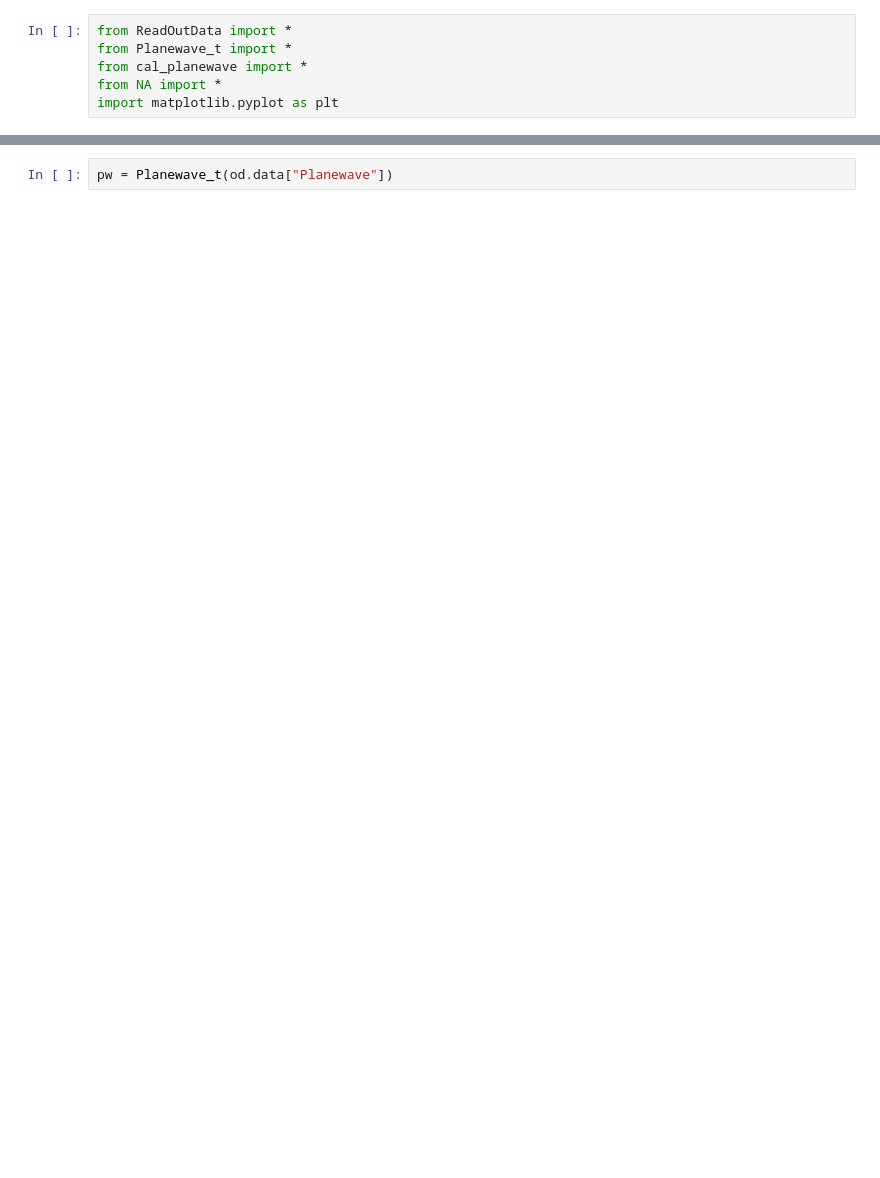
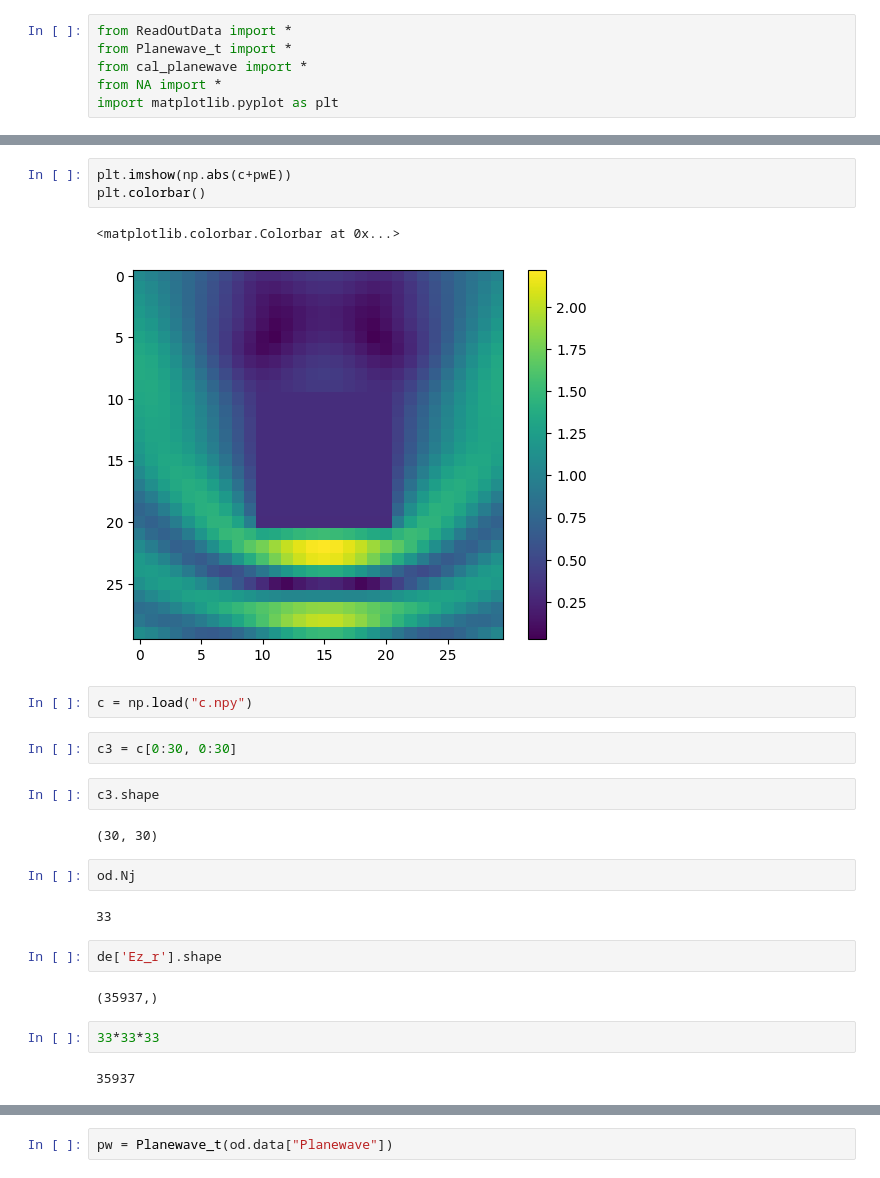
Before and after one commit to shiro-github-python/OpenFDTD_read_ofdFile, a Jupyter notebook: readData.ipynb, the cells around one changed output, grey strips where cells are left out. Drawn from its saved outputs; the diff is of its cells as text; blank space fills up the shorter version.

```diff
--- a/readData.ipynb
+++ b/readData.ipynb
@@ -36,0 +52,26 @@ cal_planewave(od, 0, 0, 0)
+# %%
+plt.imshow(np.abs(c+pwE))
+plt.colorbar()
+# %% [output]
+<matplotlib.colorbar.Colorbar at 0x...>
+[figure, added]
+# %%
+c = np.load("c.npy")
+# %%
+c3 = c[0:30, 0:30]
+# %%
+c3.shape
+# %% [output]
+(30, 30)
+# %%
+od.Nj
+# %% [output]
+33
+# %%
+de['Ez_r'].shape
+# %% [output]
+(35937,)
+# %%
+33*33*33
+# %% [output]
+35937
```
Also changed, not shown: parts of 11 cells of this notebook, 11 other files.
